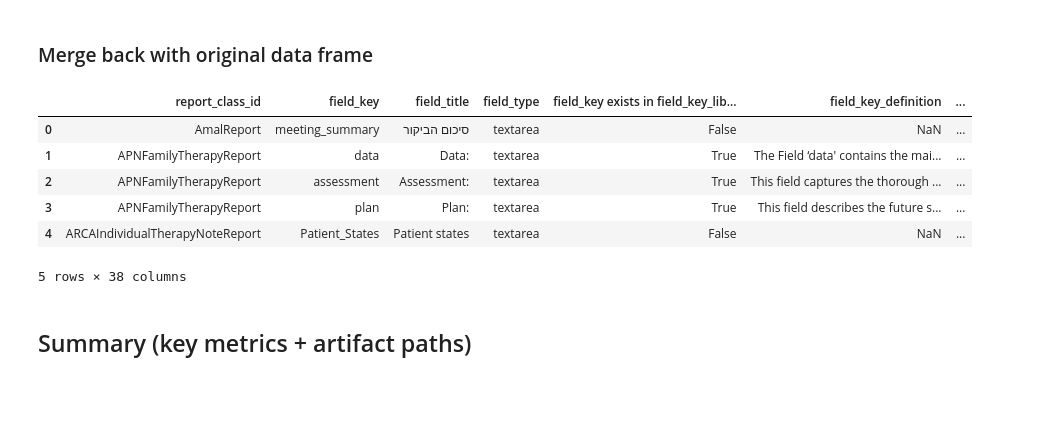
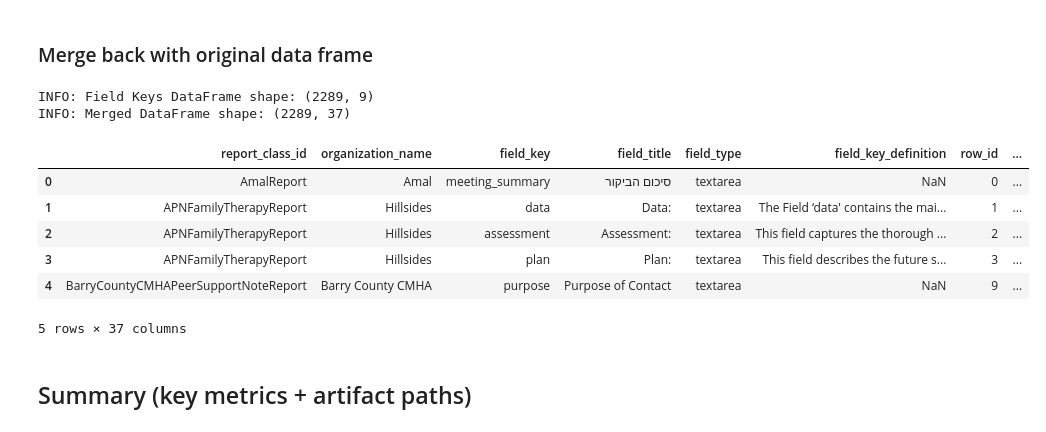
Before and after one commit to austin3393/Field-Key-Analysis, a Jupyter notebook: field_keys_analysis.ipynb, the cells around one changed output. Cells and saved outputs as stored; diff of their text form; code cells hidden in the pictures; blank space fills up the shorter version.

```diff
--- a/field_keys_analysis.ipynb
+++ b/field_keys_analysis.ipynb
@@ -844,13 +841,20 @@ field_keys = field_keys.reset_index(drop=True).copy()
 
 # Add a row ID column
 field_keys["row_id"] = field_keys.index.astype("int64")
-field_keys_df = field_keys.copy()
+
+# Rename the column for clarity
+field_keys = field_keys.rename(
+    columns={
+        "field_key exists in field_key_library?": "field_key_exists_in_library_flag"
+    }
+)
+
+
 
 # Display the shape and head of the DataFrame
 logging.info(
-    "fields_keys_df Rows: %d, Columns: %d",
-    field_keys_df.shape[0],
-    field_keys_df.shape[1],
+    "fields_keys Rows: %d, Columns: %d",
+    field_keys.shape[0],
+    field_keys.shape[1],
 )
-field_keys_df.head()
 # %% [output]
@@ -889,12 +951,5 @@ field_keys_df.head()
 # %%
 # ---- Step 1: Filter for relevant field keys ----
-
-# Rename the column for clarity
-field_keys_df = field_keys_df.rename(
-    columns={
-        "field_key exists in field_key_library?": "field_key_exists_in_library_flag"
-    }
-)
 
 logging.info(
     "Field Keys shape prior to filtering for textarea and non-existing keys: %s",
@@ -1519,30 +1654,41 @@ field_keys_df.drop(columns=cols_to_drop, inplace=True, errors="ignore")
 # %%
 # Merge with the original field_keys DataFrame
 merged = field_keys.merge(
     field_keys_df,
     on="row_id",
     how="left",
     suffixes= ("", "_dup")
 )
 
 merged = merged.drop(columns=[c for c in merged.columns if c.endswith("_dup")])
 
 
+new_order = ['report_class_id', 'organization_name','field_key','field_title', 'field_type','field_key_definition', 'row_id',
+ 'field_key_exists_in_library_flag', 'structural_severity', 'semantic_severity', 'final_severity','reasons',
+ 'normalized_field_key', 'validity_stats', 'token_valid_ratio', 'char_valid_ratio', 'valid_tokens', 'invalid_tokens',
+ 'tokens', 'token_validity_ratio_label', 'containment_title', 'matched_tokens','key_tokens', 'title_tokens','containment_title_label',
+ 'cosine_sim', 'cosine_verdict', 'nli_axis', 'nli_axis_label', 'len_ratio', 'facet_title_missing','facet_hard_mismatch',
+ 'facet_partial_mismatch', 'facet_missing_context', 'facet_hidden_agent', 'facet_temporal_mismatch','facet_token_validity_issues']
+
+merged = merged[new_order]
 
 logging.info("Field Keys DataFrame shape: %s", field_keys.shape)
 logging.info("Merged DataFrame shape: %s", merged.shape)
 
 
+
 merged.to_csv("output/final_df.csv", index=False)
 merged.head()
 # %% [output]
+INFO: Field Keys DataFrame shape: (2289, 9)
+INFO: Merged DataFrame shape: (2289, 37)
-|  | report_class_id | field_key | field_title | field_type | field_key exists in field_key_lib... | field_key_definition | ... |
-| 0 | AmalReport | meeting_summary | סיכום הביקור | textarea | False | NaN | ... |
-| 1 | APNFamilyTherapyReport | data | Data: | textarea | True | The Field ‘data' contains the mai... | ... |
-| 2 | APNFamilyTherapyReport | assessment | Assessment: | textarea | True | This field captures the thorough ... | ... |
-| 3 | APNFamilyTherapyReport | plan | Plan: | textarea | True | This field describes the future s... | ... |
-| 4 | ARCAIndividualTherapyNoteReport | Patient_States | Patient states | textarea | False | NaN | ... |
+|  | report_class_id | organization_name | field_key | field_title | field_type | field_key_definition | row_id | ... |
+| 0 | AmalReport | Amal | meeting_summary | סיכום הביקור | textarea | NaN | 0 | ... |
+| 1 | APNFamilyTherapyReport | Hillsides | data | Data: | textarea | The Field ‘data' contains the mai... | 1 | ... |
+| 2 | APNFamilyTherapyReport | Hillsides | assessment | Assessment: | textarea | This field captures the thorough ... | 2 | ... |
+| 3 | APNFamilyTherapyReport | Hillsides | plan | Plan: | textarea | This field describes the future s... | 3 | ... |
+| 4 | BarryCountyCMHAPeerSupportNoteReport | Barry County CMHA | purpose | Purpose of Contact | textarea | NaN | 9 | ... |
-5 rows × 38 columns
+5 rows × 37 columns
 # %% [markdown]
 ## Summary (key metrics + artifact paths)
 # %%
```
Also changed, not shown: parts of 25 cells of this notebook, 12 other files.
